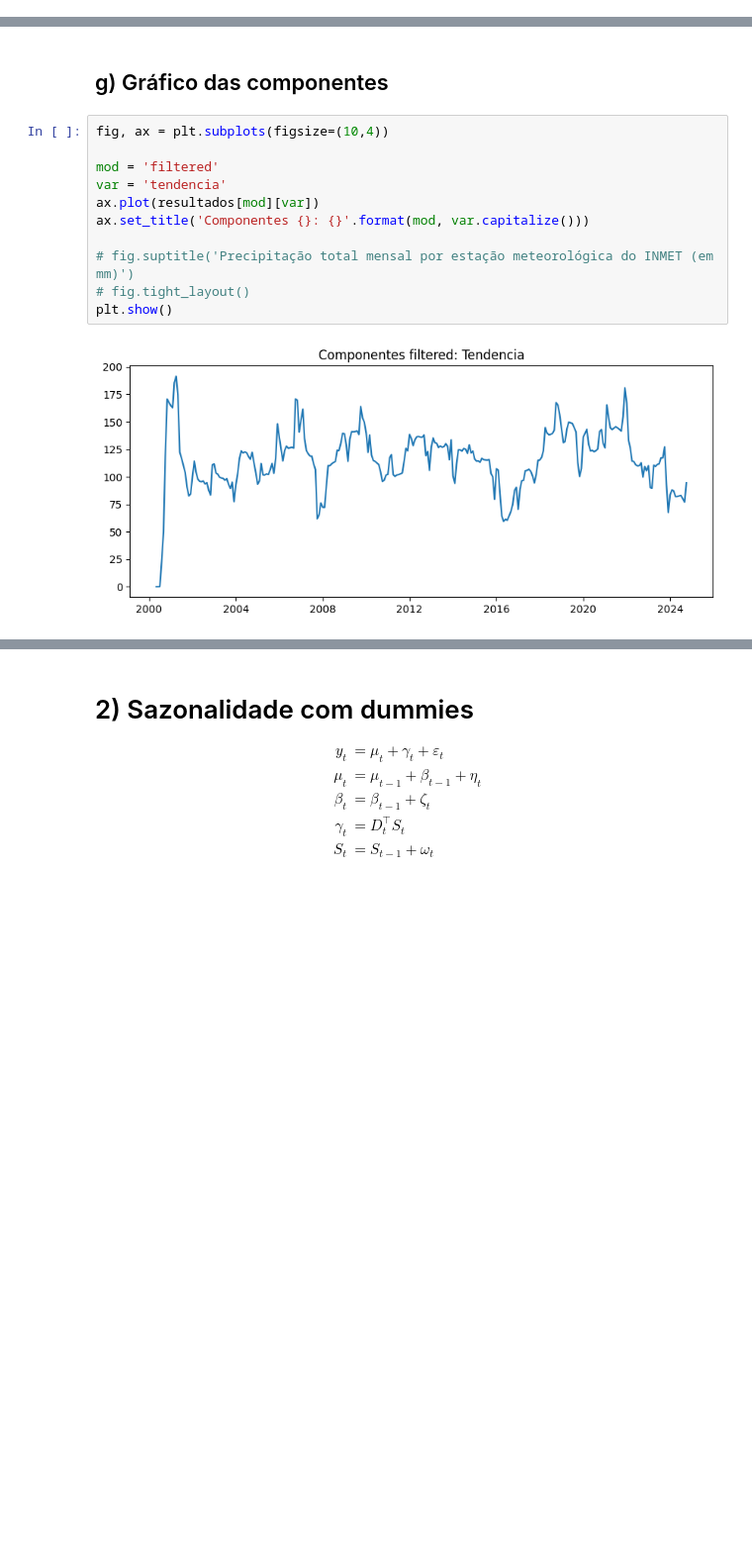
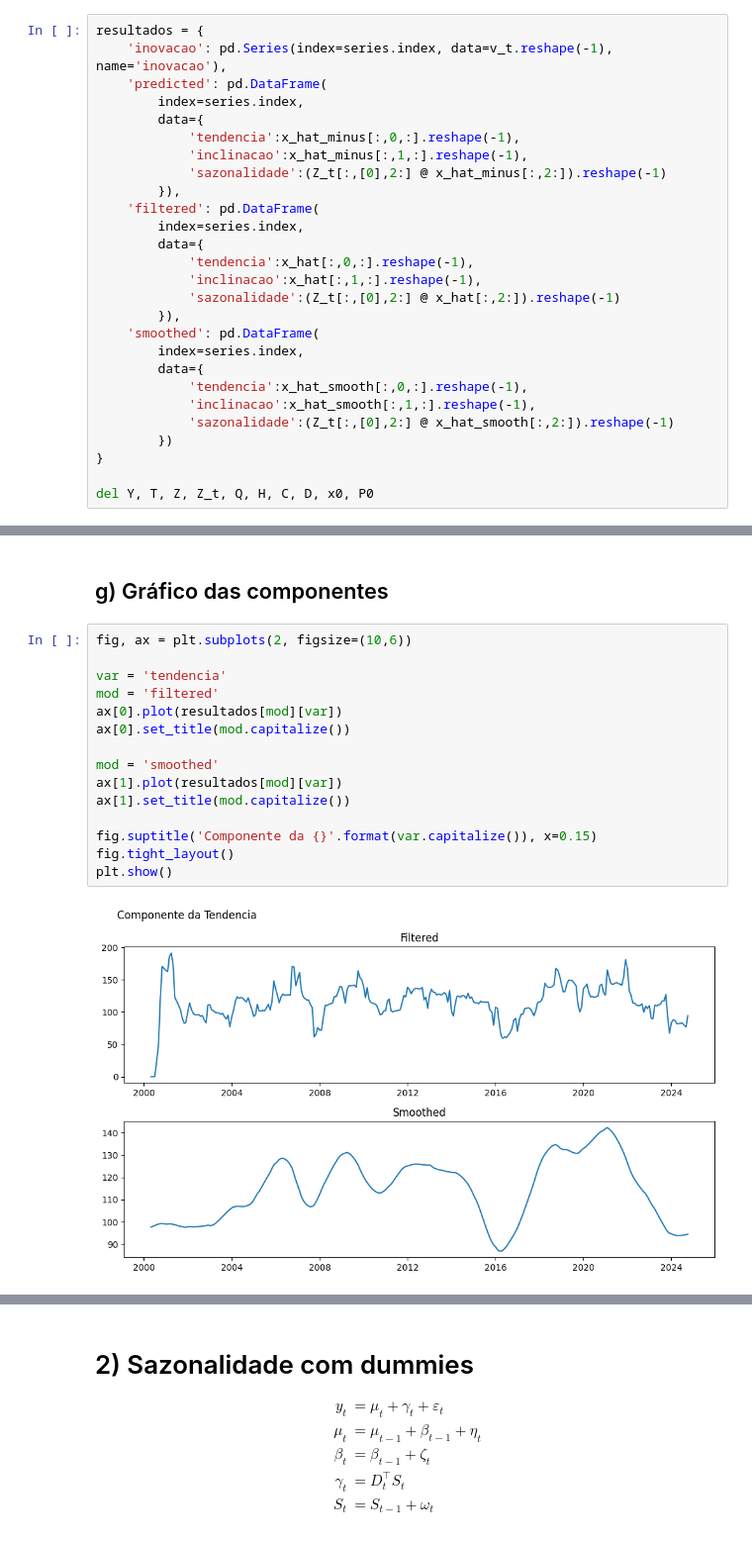
Before and after one commit to asdmalizia/masters, a Jupyter notebook: Modelos estruturais/Lista 2.ipynb, the cells around one changed output, grey strips where cells are left out. Shown at 99% size. Cells and saved outputs as stored; diff of their text form; blank space fills up the shorter version.

```diff
--- a/Modelos estruturais/Lista 2.ipynb
+++ b/Modelos estruturais/Lista 2.ipynb
@@ -270,3 +275,30 @@ resultados = {
+# %%
+resultados = {
+    'inovacao': pd.Series(index=series.index, data=v_t.reshape(-1), name='inovacao'),
+    'predicted': pd.DataFrame(
+        index=series.index,
+        data={
+            'tendencia':x_hat_minus[:,0,:].reshape(-1),
+            'inclinacao':x_hat_minus[:,1,:].reshape(-1),
+            'sazonalidade':(Z_t[:,[0],2:] @ x_hat_minus[:,2:]).reshape(-1)
+        }),
+    'filtered': pd.DataFrame(
+        index=series.index,
+        data={
+            'tendencia':x_hat[:,0,:].reshape(-1),
+            'inclinacao':x_hat[:,1,:].reshape(-1),
+            'sazonalidade':(Z_t[:,[0],2:] @ x_hat[:,2:]).reshape(-1)
+        }),
+    'smoothed': pd.DataFrame(
+        index=series.index,
+        data={
+            'tendencia':x_hat_smooth[:,0,:].reshape(-1),
+            'inclinacao':x_hat_smooth[:,1,:].reshape(-1),
+            'sazonalidade':(Z_t[:,[0],2:] @ x_hat_smooth[:,2:]).reshape(-1)
+        })
+}
+
+del Y, T, Z, Z_t, Q, H, C, D, x0, P0
 # %%
 print(f"Log Likelihood is {log_likelihood}")
 # %% [output]
@@ -327,15 +359,19 @@ df_diagnostics.set_index('Teste')
 # %% [markdown]
 ## g) Gráfico das componentes
 # %%
-fig, ax = plt.subplots(figsize=(10,4))
+fig, ax = plt.subplots(2, figsize=(10,6))
 
+var = 'tendencia'
 mod = 'filtered'
-var = 'tendencia'
-ax.plot(resultados[mod][var])
-ax.set_title('Componentes {}: {}'.format(mod, var.capitalize()))
+ax[0].plot(resultados[mod][var])
+ax[0].set_title(mod.capitalize())
 
-# fig.suptitle('Precipitação total mensal por estação meteorológica do INMET (em mm)')
-# fig.tight_layout()
+mod = 'smoothed'
+ax[1].plot(resultados[mod][var])
+ax[1].set_title(mod.capitalize())
+
+fig.suptitle('Componente da {}'.format(var.capitalize()), x=0.15)
+fig.tight_layout()
 plt.show()
 # %% [output]
-[figure, old version]
+[figure, new version]
```
Also changed, not shown: parts of 24 cells of this notebook.
